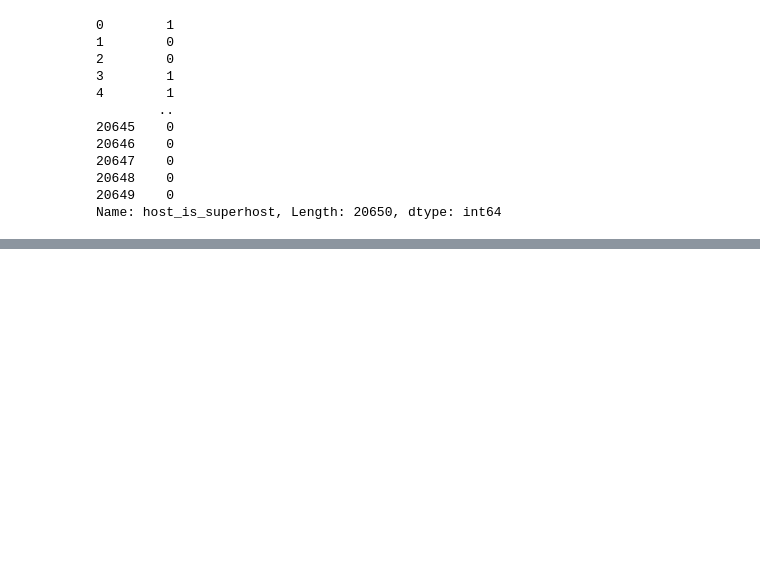
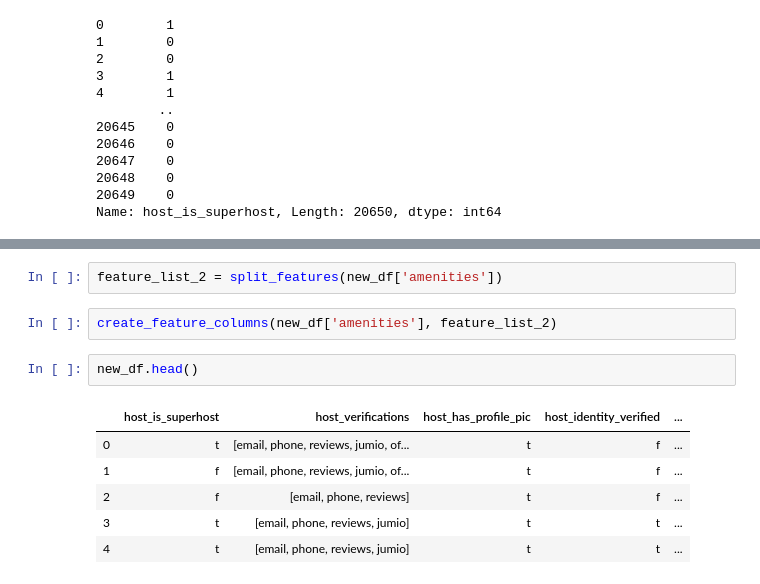
Before and after one commit to siyuan-song/My_projects, a Jupyter notebook: Airbnb.ipynb, the cells around one changed output, grey strips where cells are left out. Drawn from its saved outputs; the diff is of its cells as text; blank space fills up the shorter version.

```diff
--- a/Airbnb.ipynb
+++ b/Airbnb.ipynb
@@ -367,0 +287,13 @@ Name: host_is_superhost, Length: 20650, dtype: int64
+# %%
+feature_list_2 = split_features(new_df['amenities'])
+# %%
+create_feature_columns(new_df['amenities'], feature_list_2)
+# %%
+new_df.head()
+# %% [output]
+|  | host_is_superhost | host_verifications | host_has_profile_pic | host_identity_verified | ... |
+| 0 | t | [email, phone, reviews, jumio, of... | t | f | ... |
+| 1 | f | [email, phone, reviews, jumio, of... | t | f | ... |
+| 2 | f | [email, phone, reviews] | t | f | ... |
+| 3 | t | [email, phone, reviews, jumio] | t | t | ... |
+| 4 | t | [email, phone, reviews, jumio] | t | t | ... |
```
Also changed, not shown: parts of 30 cells of this notebook.
